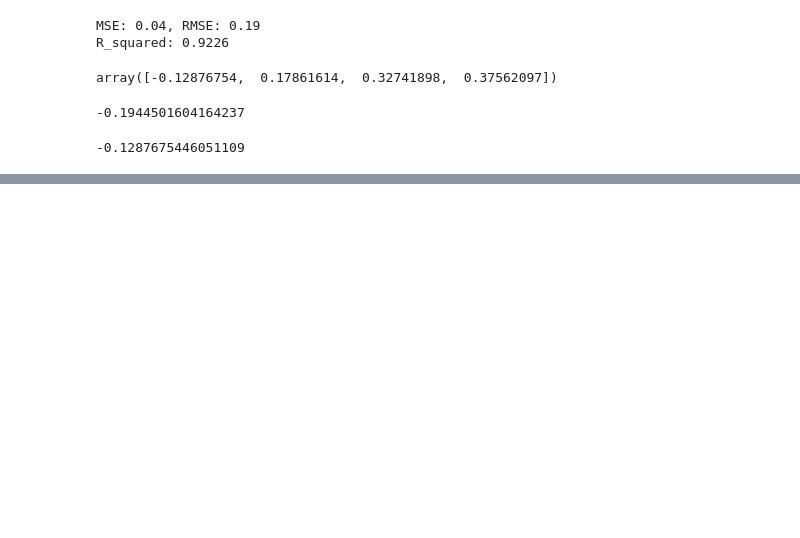
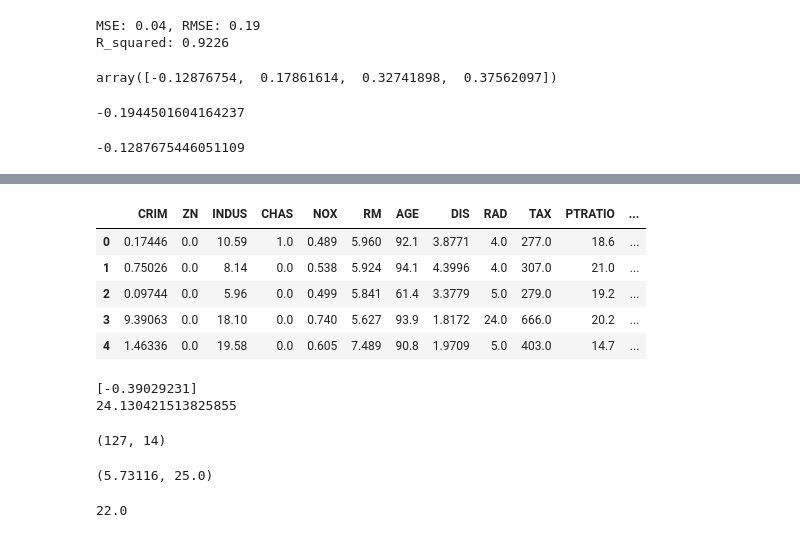
Before and after one commit to yeonhaneul/Python-flask-web-2020, a Jupyter notebook: 04_DataAnalysisModule/bp8_regression/test.ipynb, the cells around one changed output, grey strips where cells are left out. Cells and saved outputs as stored; diff of their text form; code cells hidden in the pictures; blank space fills up the shorter version.

```diff
--- a/04_DataAnalysisModule/bp8_regression/test.ipynb
+++ b/04_DataAnalysisModule/bp8_regression/test.ipynb
@@ -67,0 +175,21 @@ coef[0]*Sepla length + coef[1]*Sepal width + coef[2]*Petal length + coef[3]*targ
+# %%
+df_t = pd.read_csv('../static/data/boston_test.csv')
+df_t.head()
+# %% [output]
+|  | CRIM | ZN | INDUS | CHAS | NOX | RM | AGE | DIS | RAD | TAX | PTRATIO | ... |
+| 0 | 0.17446 | 0.0 | 10.59 | 1.0 | 0.489 | 5.960 | 92.1 | 3.8771 | 4.0 | 277.0 | 18.6 | ... |
+| 1 | 0.75026 | 0.0 | 8.14 | 0.0 | 0.538 | 5.924 | 94.1 | 4.3996 | 4.0 | 307.0 | 21.0 | ... |
+| 2 | 0.09744 | 0.0 | 5.96 | 0.0 | 0.499 | 5.841 | 61.4 | 3.3779 | 5.0 | 279.0 | 19.2 | ... |
+| 3 | 9.39063 | 0.0 | 18.10 | 0.0 | 0.740 | 5.627 | 93.9 | 1.8172 | 24.0 | 666.0 | 20.2 | ... |
+| 4 | 1.46336 | 0.0 | 19.58 | 0.0 | 0.605 | 7.489 | 90.8 | 1.9709 | 5.0 | 403.0 | 14.7 | ... |
+# %%
+weight, bias = lr.coef_, lr.intercept_
+print(weight)
+print(bias)
+# %% [output]
+[-0.39029231]
+24.130421513825855
+# %%
+df_t.shape
+# %% [output]
+(127, 14)
@@ -67,0 +198,11 @@ coef[0]*Sepla length + coef[1]*Sepal width + coef[2]*Petal length + coef[3]*targ
+# %%
+X_test = df_t[feature][index]
+y_test = df_t.target[index]
+X_test, y_test
+# %% [output]
+(5.73116, 25.0)
+# %%
+tmp =lr.predict(X_test.reshape(1,-1))
+np.round(tmp[0])
+# %% [output]
+22.0
```
Also changed, not shown: parts of 25 cells of this notebook, 7 other files.
